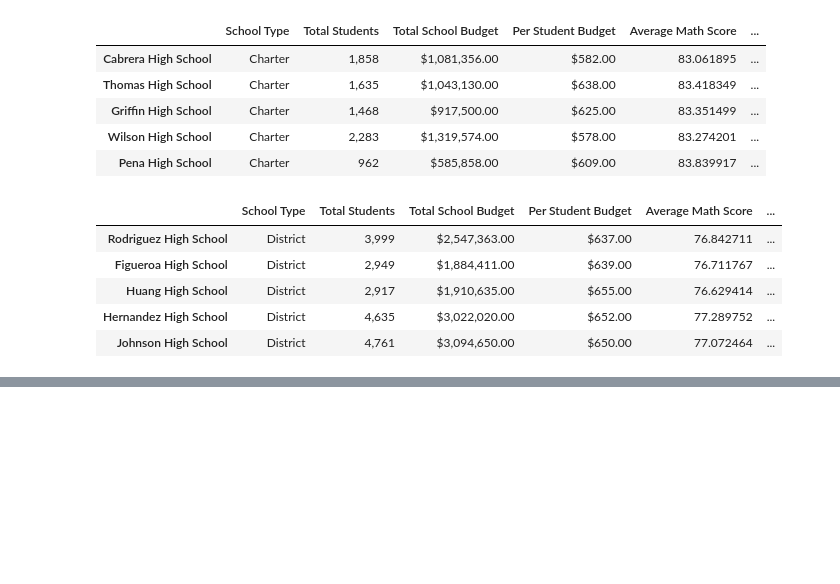
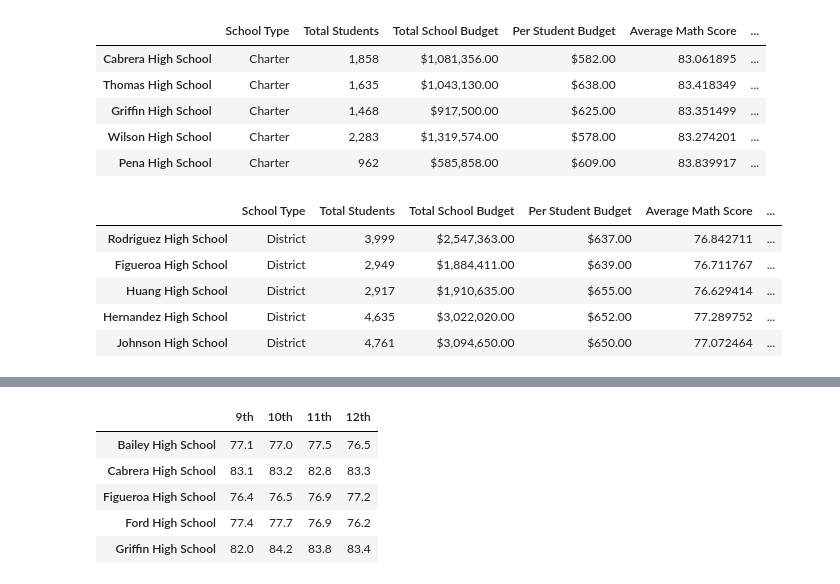
Before and after one commit to jmoletteire/School-District-Analysis, a Jupyter notebook: PyCitySchools.ipynb, the cells around one changed output, grey strips where cells are left out. Cells and saved outputs as stored; diff of their text form; code cells hidden in the pictures; blank space fills up the shorter version.

```diff
--- a/PyCitySchools.ipynb
+++ b/PyCitySchools.ipynb
@@ -536,0 +552,14 @@ bottom_schools.head()
+# %%
+ninth_math = ninth.groupby(["school_name"]).mean()["math_score"]
+ninth_reading = ninth.groupby(["school_name"]).mean()["reading_score"]
+
+tenth_math = tenth.groupby(["school_name"]).mean()["math_score"]
+tenth_reading = tenth.groupby(["school_name"]).mean()["reading_score"]
+
+eleventh_math = eleventh.groupby(["school_name"]).mean()["math_score"]
+eleventh_reading = eleventh.groupby(["school_name"]).mean()["reading_score"]
+
+twelfth_math = twelfth.groupby(["school_name"]).mean()["math_score"]
+twelfth_reading = twelfth.groupby(["school_name"]).mean()["reading_score"]
+
+twelfth_reading
@@ -536,0 +584,18 @@ bottom_schools.head()
+# %%
+# Create DataFrames for average math and reading scores for each school by grade.
+math_scores_by_grade = pd.DataFrame({
+    "9th": ninth_math.map("{:.1f}".format),
+    "10th": tenth_math.map("{:.1f}".format),
+    "11th": eleventh_math.map("{:.1f}".format),
+    "12th": twelfth_math.map("{:.1f}".format),
+})
+
+math_scores_by_grade.index.name = None
+math_scores_by_grade.head()
+# %% [output]
+|  | 9th | 10th | 11th | 12th |
+| Bailey High School | 77.1 | 77.0 | 77.5 | 76.5 |
+| Cabrera High School | 83.1 | 83.2 | 82.8 | 83.3 |
+| Figueroa High School | 76.4 | 76.5 | 76.9 | 77.2 |
+| Ford High School | 77.4 | 77.7 | 76.9 | 76.2 |
+| Griffin High School | 82.0 | 84.2 | 83.8 | 83.4 |
```
Also changed, not shown: parts of 3 cells of this notebook.
